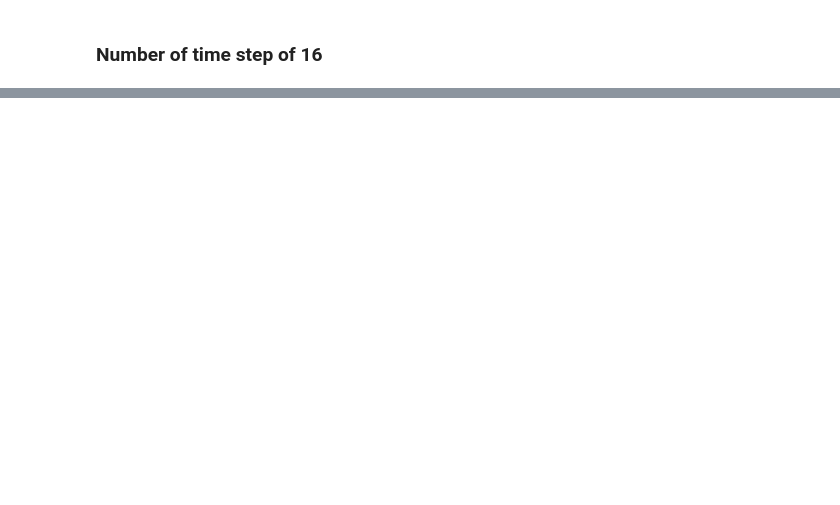
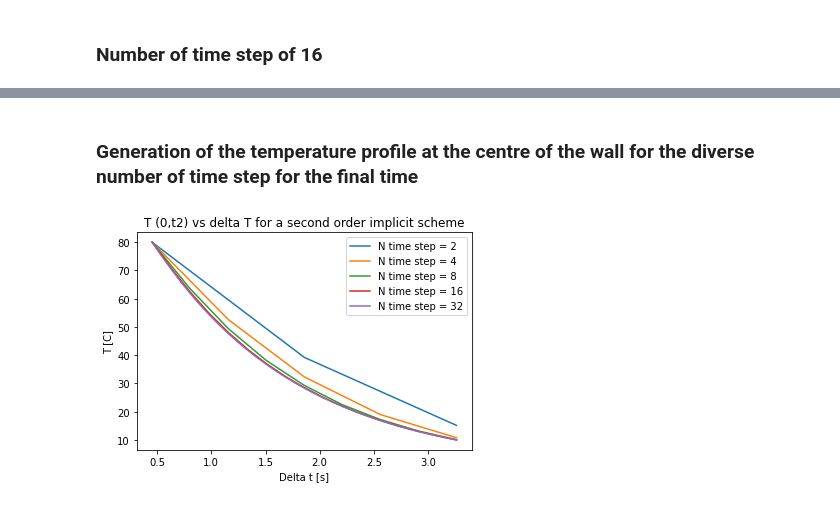
Before and after one commit to vflores4/Assignment-2, a Jupyter notebook: Assignment_2.ipynb, the cells around one changed output, grey strips where cells are left out. Cells and saved outputs as stored; diff of their text form; code cells hidden in the pictures; blank space fills up the shorter version.

```diff
--- a/Assignment_2.ipynb
+++ b/Assignment_2.ipynb
@@ -403,7 +435,6 @@ from Classes.BoundaryConditions import BoundaryLocation, DirichletBc, NeumannBc
 from Classes.Models import DiffusionModel, SurfaceConvectionModel
 from Classes.LinearSolver import solve
 
-
 # Define the grid
 lx = 1.0
 ly = 0.1
@@ -413,7 +444,8 @@ grid = Grid(lx, ly, lz, ncv)
 
 # Set the timestep information
 nTime = 32
-dt = 0.087803
+totalT = 3.2632 - 0.4535
+dt = totalT/nTime
 time = 0.4535
 
 # Set the maximum number of iterations and convergence criterion
@@ -505,8 +537,7 @@ dt32 = dt
 
 #Store the temperature at x=0 and create the x values for deltat
 T_cent32 = np.copy(T_cent)
-print(T_cent32)
 deltat32 = np.linspace(0.4535, 3.2632, 33)
 
+#To monitor the result obtained
 print(T_solns[-1])
-print(deltat32)
@@ -1471,0 +1287,14 @@ print(deltat8)
+# %%
+T_solns8, T_cent8, dt = secondorder(8)
+
+T_exp8 = T_solns8[-1]
+dt8 = dt
+
+#Store the temperature at x=0 and create the x values for deltat
+T_cent8 = np.copy(T_cent8)
+print(T_cent8)
+deltat8 = np.linspace(0.4535, 3.2632, 9)
+print(deltat8)
+
+#To show the solution temperature for verification
+print(T_solns8[-1])
@@ -1593,0 +1339,14 @@ print(deltat16)
+# %%
+T_solns16, T_cent16, dt = secondorder(16)
+
+T_exp16 = T_solns16[-1]
+dt16 = dt
+
+#Store the temperature at x=0 and create the x values for deltat
+T_cent16 = np.copy(T_cent16)
+print(T_cent16)
+deltat16 = np.linspace(0.4535, 3.2632, 17)
+print(deltat16)
+
+#To show the solution temperature for verification
+print(T_solns16[-1])
@@ -1758,19 +1418,23 @@ plt.plot(x, res.intercept + res.slope*x, 'r', label='fitted line')
+# %% [markdown]
+### Generation of the temperature profile at the centre of the wall for the diverse number of time step for the final time
 # %%
 %matplotlib inline
 import matplotlib.pyplot as plt
 
-fig1, ax = plt.subplots()
+fig2, ax = plt.subplots()
 
 
 ax.plot(deltat2, T_cent2, label="N time step = 2")
 ax.plot(deltat4, T_cent4, label="N time step = 4")
 ax.plot(deltat8, T_cent8, label="N time step = 8")
 ax.plot(deltat16, T_cent16, label="N time step = 16")
 ax.plot(deltat32, T_cent32, label="N time step = 32")
 
 
-ax.set_title("T (0,t2) vs delta T for a first order implicit scheme")
+ax.set_title("T (0,t2) vs delta T for a second order implicit scheme")
 ax.set_xlabel("Delta t [s]")
 ax.set_ylabel("T [C]")
 ax.legend()
 plt.show()
+# %% [output]
+[figure, added]
```
Also changed, not shown: parts of 69 cells of this notebook.
